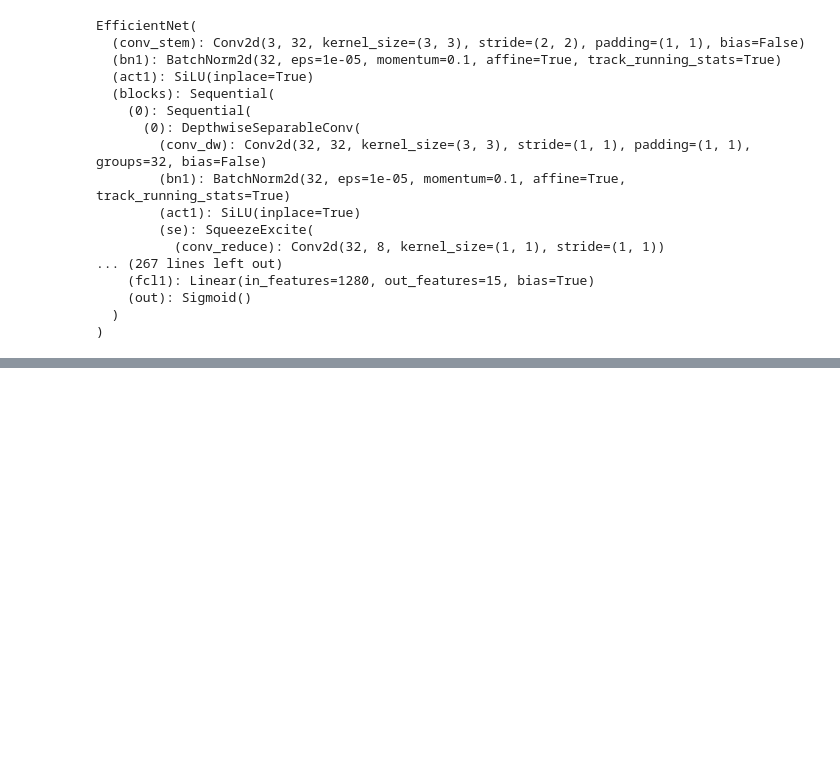
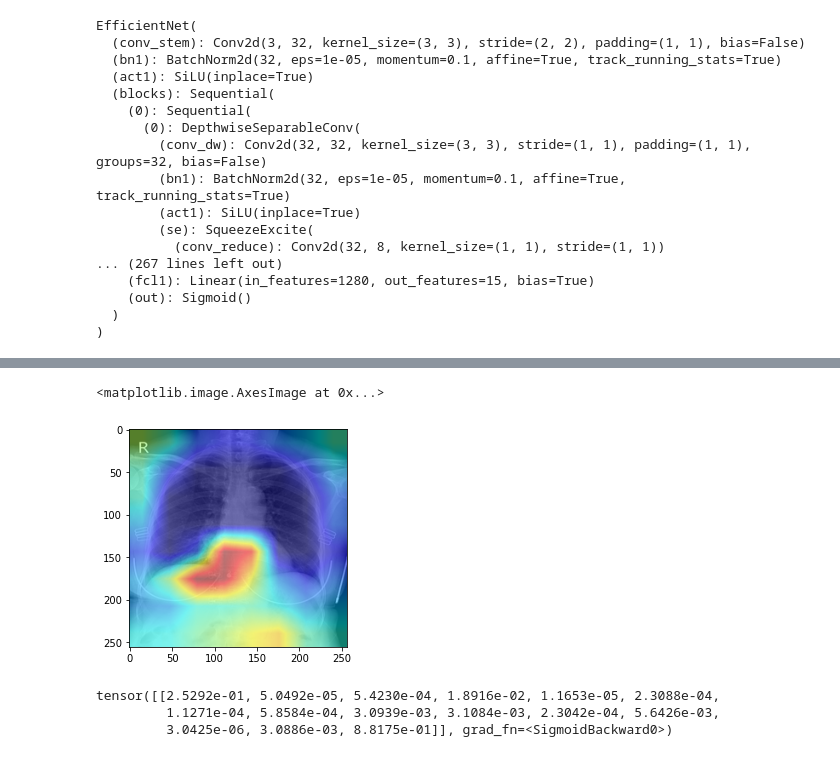
Before and after one commit to akansh12/Vin-ChestXR-Abnormality-detection, a Jupyter notebook: Notebooks/14_class/GradCam.ipynb, the cells around one changed output, grey strips where cells are left out. Cells and saved outputs as stored; diff of their text form; code cells hidden in the pictures; blank space fills up the shorter version.

```diff
--- a/Notebooks/14_class/GradCam.ipynb
+++ b/Notebooks/14_class/GradCam.ipynb
@@ -127,0 +164,29 @@ plt.imshow(visualization)
+# %%
+input_tensor, ann = img2tensor('ffeffc54594debf3716d6fcd2402a99f')
+rgb_img = read_img('ffeffc54594debf3716d6fcd2402a99f')
+
+cam = GradCAM(model=model, target_layers=target_layers, use_cuda=False)
+
+### select category
+category = 0
+
+''' ['Aortic enlargement',
+'Atelectasis','Calcification', 'Cardiomegaly',
+'Consolidation','ILD', 'Infiltration','Lung Opacity',
+'Nodule/Mass','Other lesion', 'Pleural effusion',
+'Pleural thickening', 'Pneumothorax',
+       'Pulmonary fibrosis', 'No finding'] '''
+
+grayscale_cam = cam(input_tensor=input_tensor, target_category=category)
+grayscale_cam = grayscale_cam[0, :]
+visualization = show_cam_on_image(rgb_img, grayscale_cam, use_rgb=True)
+plt.imshow(visualization)
+# %% [output]
+<matplotlib.image.AxesImage at 0x...>
+[figure, added]
+# %%
+model(input_tensor)
+# %% [output]
+tensor([[2.5292e-01, 5.0492e-05, 5.4230e-04, 1.8916e-02, 1.1653e-05, 2.3088e-04,
+         1.1271e-04, 5.8584e-04, 3.0939e-03, 3.1084e-03, 2.3042e-04, 5.6426e-03,
+         3.0425e-06, 3.0886e-03, 8.8175e-01]], grad_fn=<SigmoidBackward0>)
```
Also changed, not shown: parts of 10 cells of this notebook, 4 other files.
